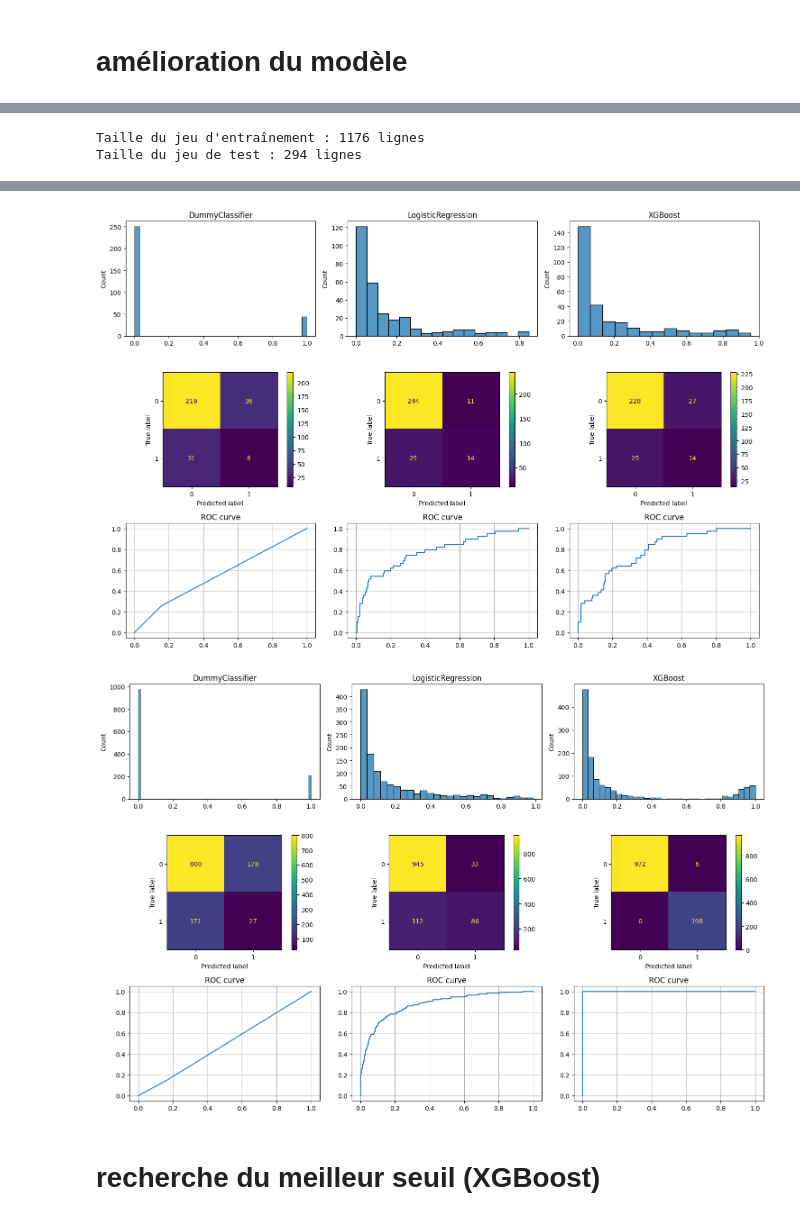
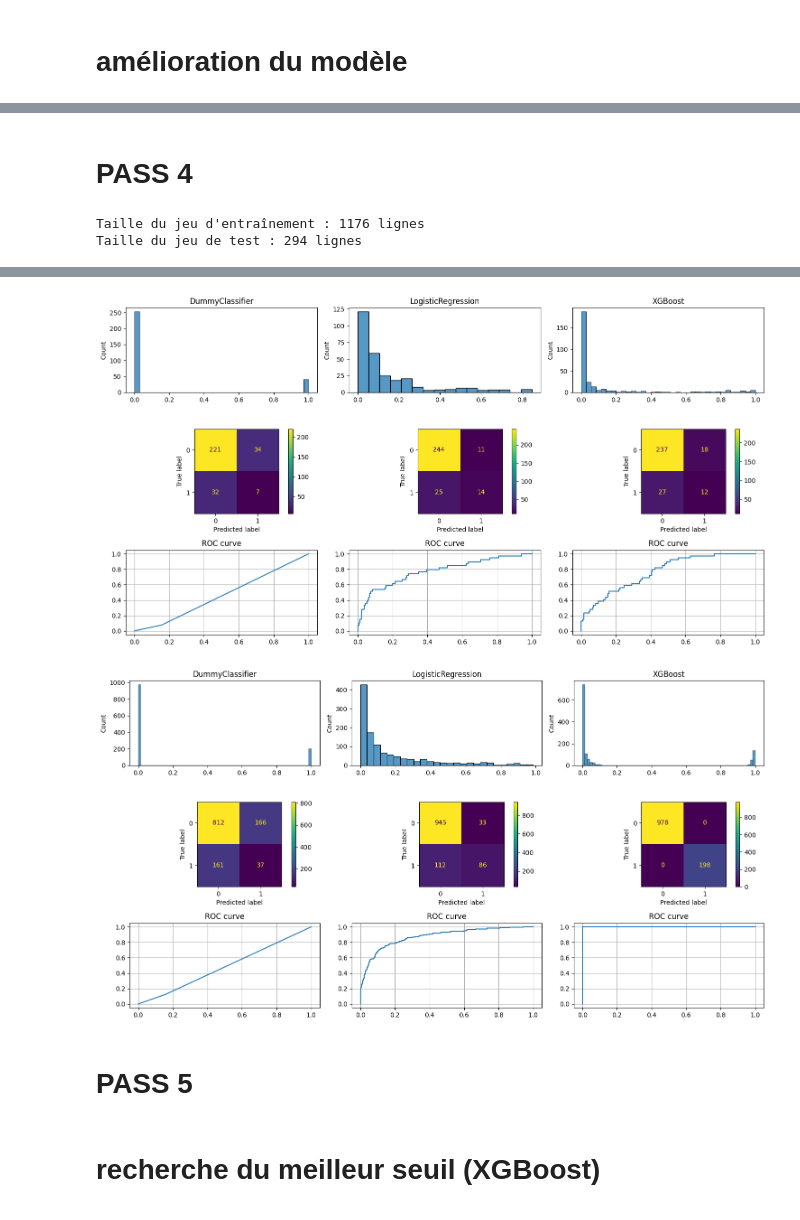
Before and after one commit to Ace4teaM/OCR-NovaTech, a Jupyter notebook: 3.modelisations.ipynb, the cells around one changed output, grey strips where cells are left out. Drawn from its saved outputs; the diff is of its cells as text; code cells hidden in the pictures.

```diff
--- a/3.modelisations.ipynb
+++ b/3.modelisations.ipynb
@@ -271,9 +316,6 @@ DummyClassifierParams = {
 XGBoostParams = {
     "n_estimators": 200,
     "max_depth": 4,
-    "learning_rate": 0.1,
-    "subsample": 0.8,
-    "colsample_bytree": 0.8,
     "eval_metric": "logloss"
 }
 
@@ -425,7 +481,11 @@ La répartition true / false est plutot bien répartie
 # amélioration du modèle
 # %%
 RandomForestClassifierParams["class_weight"] = "balanced"
-XGBoostParams["scale_pos_weight"] = 986 / 190
+
+nb_pos = (df["a_quitte_l_entreprise"] == True).sum()
+nb_neg = (df["a_quitte_l_entreprise"] == False).sum()
+XGBoostParams["scale_pos_weight"] = nb_neg / nb_pos
+print(nb_pos, nb_neg, XGBoostParams["scale_pos_weight"])
 
 results_list = []
 results_list.append(entrainement_model("DummyClassifier", DummyClassifierParams))
@@ -469 +535,5 @@ AUC
+# %% [markdown]
+# PASS 4
+# %%
+pass_4 = False
 # %%
@@ -493,13 +566,17 @@ pass_list.append(results_list)
 Taille du jeu d'entraînement : 1176 lignes
 Taille du jeu de test : 294 lignes
 # %%
-train_results_list = []
-train_results_list.append(entrainement_model("DummyClassifier", DummyClassifierParams, False))
-train_results_list.append(entrainement_model("LogisticRegression", LogisticRegressionParams, False))
-train_results_list.append(entrainement_model("XGBoost", XGBoostParams, False))
+if pass_4:
+
+    train_results_list = []
+    train_results_list.append(entrainement_model("DummyClassifier", DummyClassifierParams, False))
+    train_results_list.append(entrainement_model("LogisticRegression", LogisticRegressionParams, False))
+    train_results_list.append(entrainement_model("XGBoost", XGBoostParams, False))
 # %%
-print_results(results_list, train_results_list)
-display_results(results_list, train_results_list)
+if pass_4:
+
+    print_results(results_list, train_results_list)
+    display_results(results_list, train_results_list)
 # %% [output]
 R²
    1.0   = (bon modèle)           prédictions exactes
@@ -527,5 +608,7 @@ AUC
-[figure, old version]
+[figure, new version]
-[figure, old version]
+[figure, new version]
+# %% [markdown]
+# PASS 5
 # %% [markdown]
 # recherche du meilleur seuil (XGBoost)
 # %%
```
Also changed, not shown: parts of 16 cells of this notebook, 1 other file.
